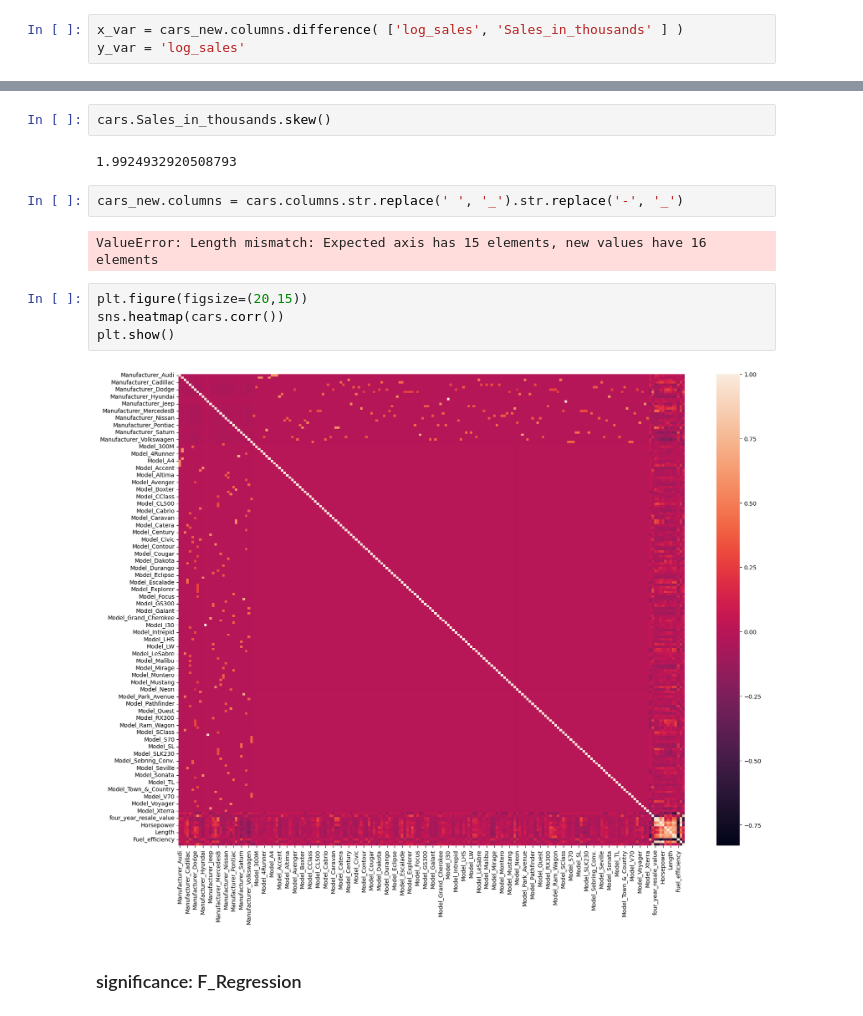
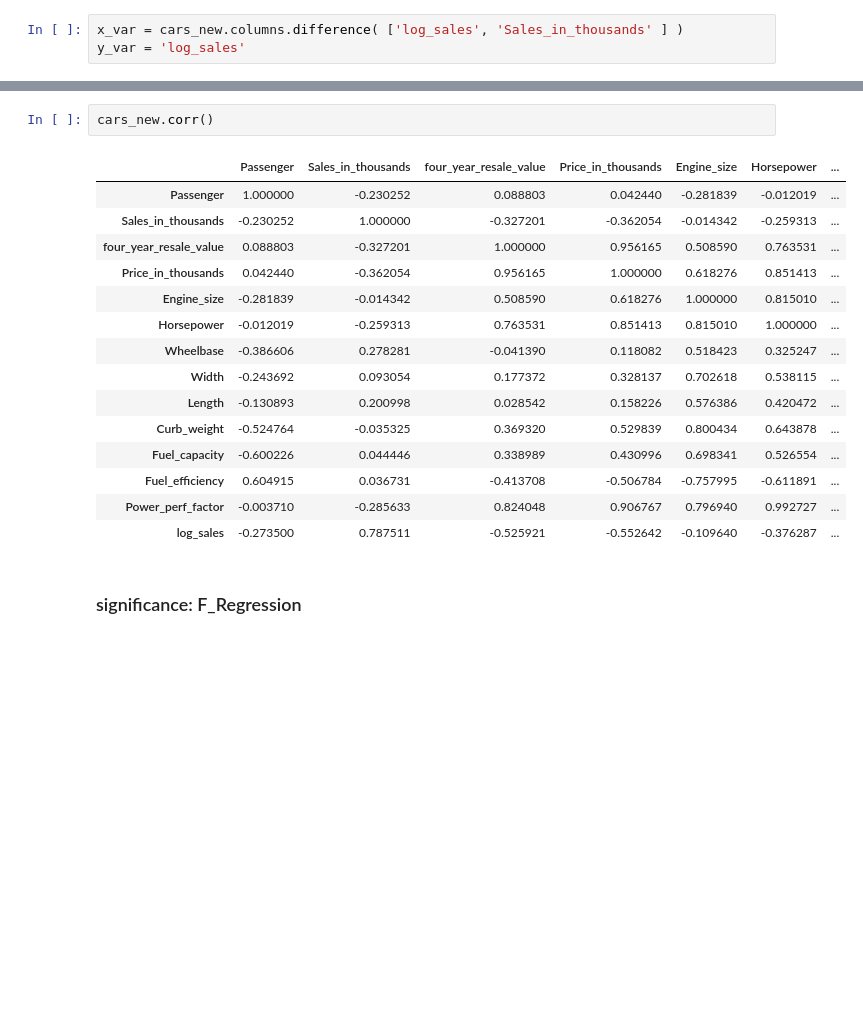
Before and after one commit to kroopeshrajput/Linear_regression_OLS_Car_sales, a Jupyter notebook: Car_Sales_LinearRegression.ipynb, the cells around one changed output, grey strips where cells are left out. Drawn from its saved outputs; the diff is of its cells as text; blank space fills up the shorter version.

```diff
--- a/Car_Sales_LinearRegression.ipynb
+++ b/Car_Sales_LinearRegression.ipynb
@@ -287,17 +226,21 @@ ValueError: could not convert string to float: 'Ford'
-# %%
-cars.Sales_in_thousands.skew()
-# %% [output]
-1.9924932920508793
-# %%
-cars_new.columns = cars.columns.str.replace(' ', '_').str.replace('-', '_')
-# %% [output]
-ValueError: Length mismatch: Expected axis has 15 elements, new values have 16 elements
-# %%
-plt.figure(figsize=(20,15))
-sns.heatmap(cars.corr())
-plt.show()
-# %% [output]
-[figure, removed]
+# %%
+cars_new.corr()
+# %% [output]
+|  | Passenger | Sales_in_thousands | four_year_resale_value | Price_in_thousands | Engine_size | Horsepower | ... |
+| Passenger | 1.000000 | -0.230252 | 0.088803 | 0.042440 | -0.281839 | -0.012019 | ... |
+| Sales_in_thousands | -0.230252 | 1.000000 | -0.327201 | -0.362054 | -0.014342 | -0.259313 | ... |
+| four_year_resale_value | 0.088803 | -0.327201 | 1.000000 | 0.956165 | 0.508590 | 0.763531 | ... |
+| Price_in_thousands | 0.042440 | -0.362054 | 0.956165 | 1.000000 | 0.618276 | 0.851413 | ... |
+| Engine_size | -0.281839 | -0.014342 | 0.508590 | 0.618276 | 1.000000 | 0.815010 | ... |
+| Horsepower | -0.012019 | -0.259313 | 0.763531 | 0.851413 | 0.815010 | 1.000000 | ... |
+| Wheelbase | -0.386606 | 0.278281 | -0.041390 | 0.118082 | 0.518423 | 0.325247 | ... |
+| Width | -0.243692 | 0.093054 | 0.177372 | 0.328137 | 0.702618 | 0.538115 | ... |
+| Length | -0.130893 | 0.200998 | 0.028542 | 0.158226 | 0.576386 | 0.420472 | ... |
+| Curb_weight | -0.524764 | -0.035325 | 0.369320 | 0.529839 | 0.800434 | 0.643878 | ... |
+| Fuel_capacity | -0.600226 | 0.044446 | 0.338989 | 0.430996 | 0.698341 | 0.526554 | ... |
+| Fuel_efficiency | 0.604915 | 0.036731 | -0.413708 | -0.506784 | -0.757995 | -0.611891 | ... |
+| Power_perf_factor | -0.003710 | -0.285633 | 0.824048 | 0.906767 | 0.796940 | 0.992727 | ... |
+| log_sales | -0.273500 | 0.787511 | -0.525921 | -0.552642 | -0.109640 | -0.376287 | ... |
 # %% [markdown]
 ### significance: F_Regression
 # %%
```
Also changed, not shown: parts of 32 cells of this notebook.
